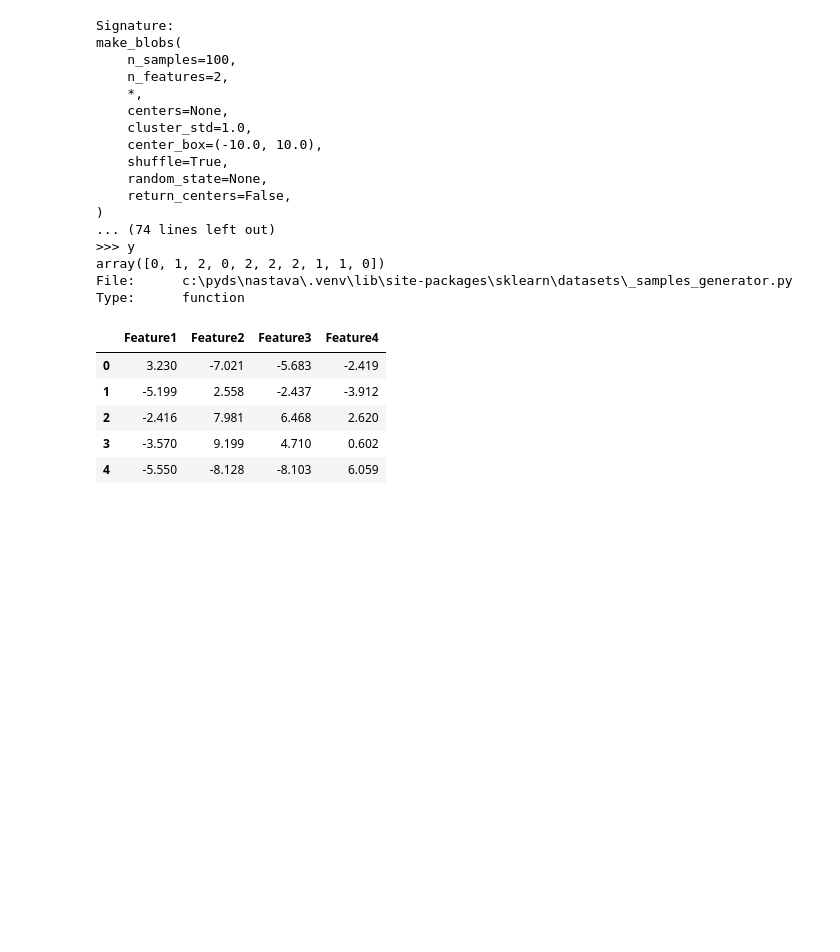
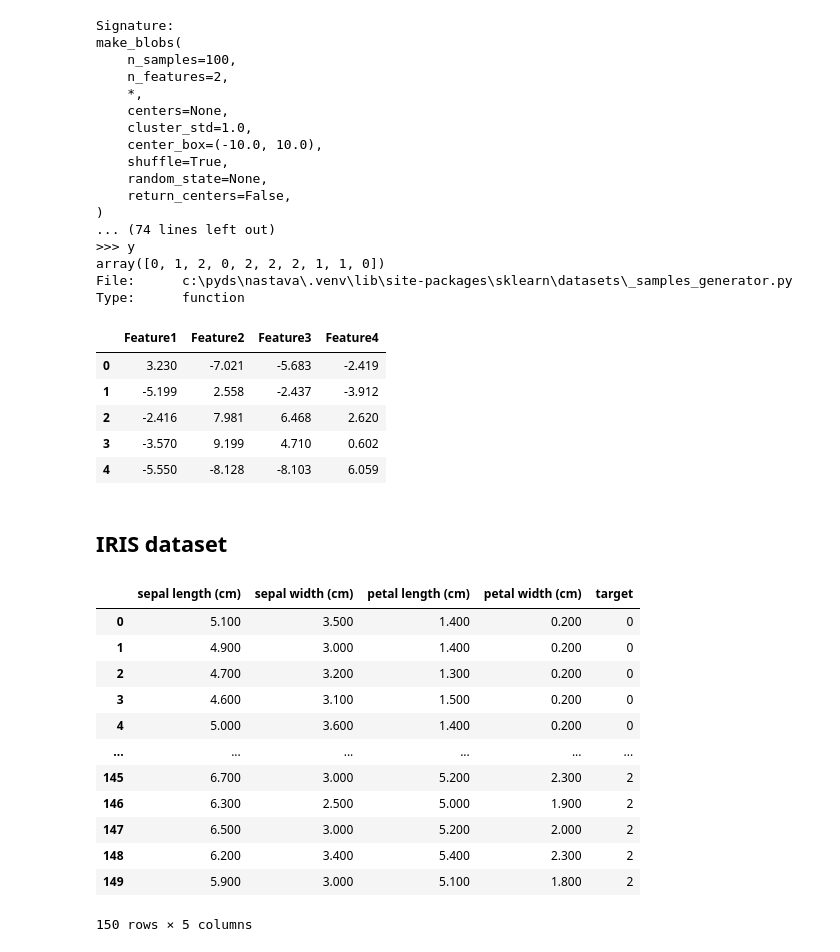
Before and after one commit to python-developer-algebra-klujic/pyds-ponavljanje, a Jupyter notebook: 15_Clustering_02.ipynb, the cells around one changed output. Drawn from its saved outputs; the diff is of its cells as text; code cells hidden in the pictures; blank space fills up the shorter version.

```diff
--- a/15_Clustering_02.ipynb
+++ b/15_Clustering_02.ipynb
@@ -130,3 +130,23 @@ df_blob.head()
 | 2 | -2.416 | 7.981 | 6.468 | 2.620 |
 | 3 | -3.570 | 9.199 | 4.710 | 0.602 |
 | 4 | -5.550 | -8.128 | -8.103 | 6.059 |
+# %% [markdown]
+## IRIS dataset
+# %%
+iris = load_iris(as_frame=True)
+df_iris = iris.frame.copy()
+df_iris
+# %% [output]
+|  | sepal length (cm) | sepal width (cm) | petal length (cm) | petal width (cm) | target |
+| 0 | 5.100 | 3.500 | 1.400 | 0.200 | 0 |
+| 1 | 4.900 | 3.000 | 1.400 | 0.200 | 0 |
+| 2 | 4.700 | 3.200 | 1.300 | 0.200 | 0 |
+| 3 | 4.600 | 3.100 | 1.500 | 0.200 | 0 |
+| 4 | 5.000 | 3.600 | 1.400 | 0.200 | 0 |
+| ... | ... | ... | ... | ... | ... |
+| 145 | 6.700 | 3.000 | 5.200 | 2.300 | 2 |
+| 146 | 6.300 | 2.500 | 5.000 | 1.900 | 2 |
+| 147 | 6.500 | 3.000 | 5.200 | 2.000 | 2 |
+| 148 | 6.200 | 3.400 | 5.400 | 2.300 | 2 |
+| 149 | 5.900 | 3.000 | 5.100 | 1.800 | 2 |
+150 rows × 5 columns
```
Also changed, not shown: parts of 5 cells of this notebook.
